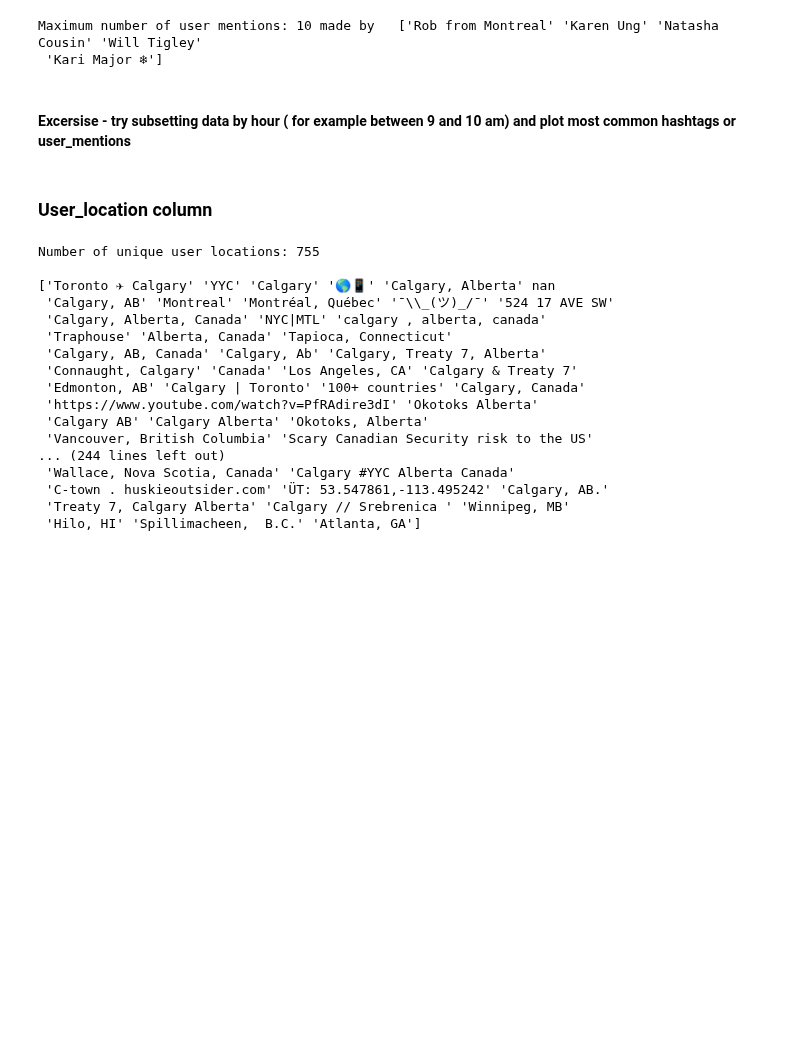
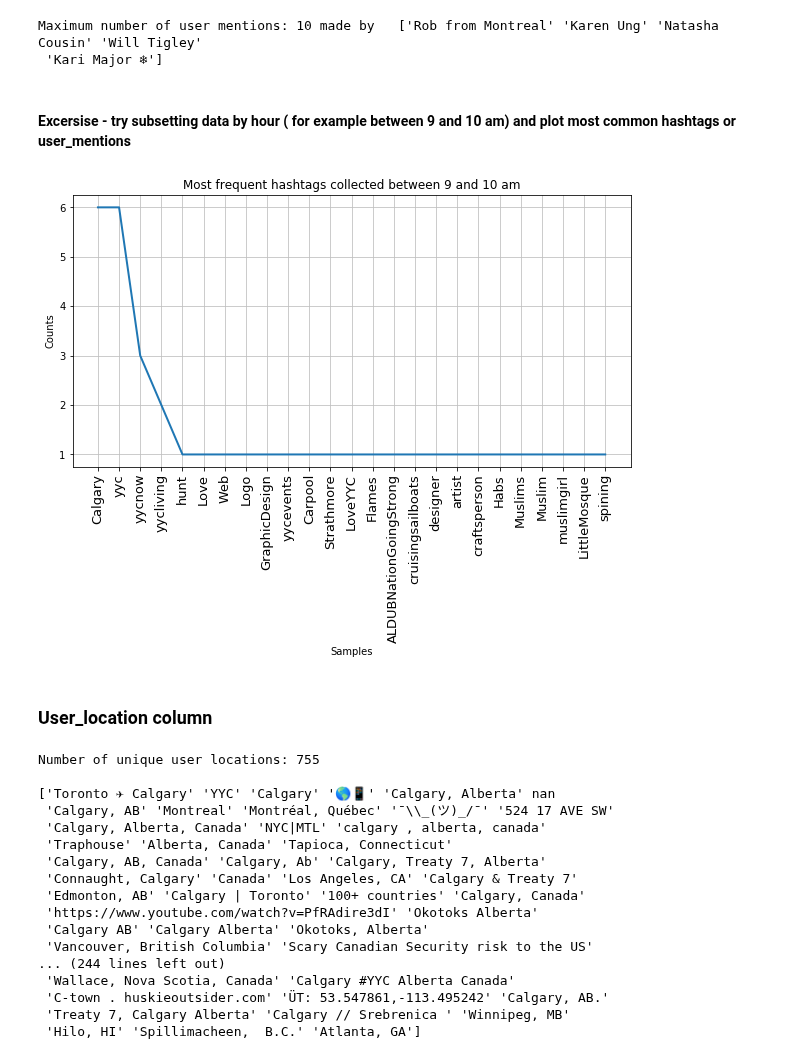
Before and after one commit to cybera/data-science-for-entrepreneurs-workshops, a Jupyter notebook: 2.Exploring_data.ipynb, the cells around one changed output. Cells and saved outputs as stored; diff of their text form; code cells hidden in the pictures; blank space fills up the shorter version.

```diff
--- a/2.Exploring_data.ipynb
+++ b/2.Exploring_data.ipynb
@@ -192,13 +198,15 @@ Maximum number of user mentions: 10 made by   ['Rob from Montreal' 'Karen Ung' '
 #### Excersise - try subsetting  data by hour ( for example between 9 and 10 am) and plot most common hashtags or user_mentions
 # %%
 ### will be hidden
-#tweets_subset_hr9=tweets.loc[tweets["created_at_date"].dt.hour==9]
-#hr9_hashtags=" ".join([i for i in tweets_subset_hr9['hashtags_string']]).split()
-#plt.figure(figsize=(10,5))
-#plt.title("Most frequent hashtags collected between 9 and 10 am")
-#plt.xticks(fontsize=13, rotation=90)
-#fd = nltk.FreqDist(hr9_hashtags)
-#fd.plot(25)
+tweets_subset_hr9=tweets.loc[tweets["created_at_date"].dt.hour==9]
+hr9_hashtags=" ".join([i for i in tweets_subset_hr9['hashtags_string']]).split()
+plt.figure(figsize=(10,5))
+plt.title("Most frequent hashtags collected between 9 and 10 am")
+plt.xticks(fontsize=13, rotation=90)
+fd = nltk.FreqDist(hr9_hashtags)
+fd.plot(25)
+# %% [output]
+[figure, added]
 # %% [markdown]
 ### User_location column
 # %%
```
Also changed, not shown: parts of 8 cells of this notebook.
